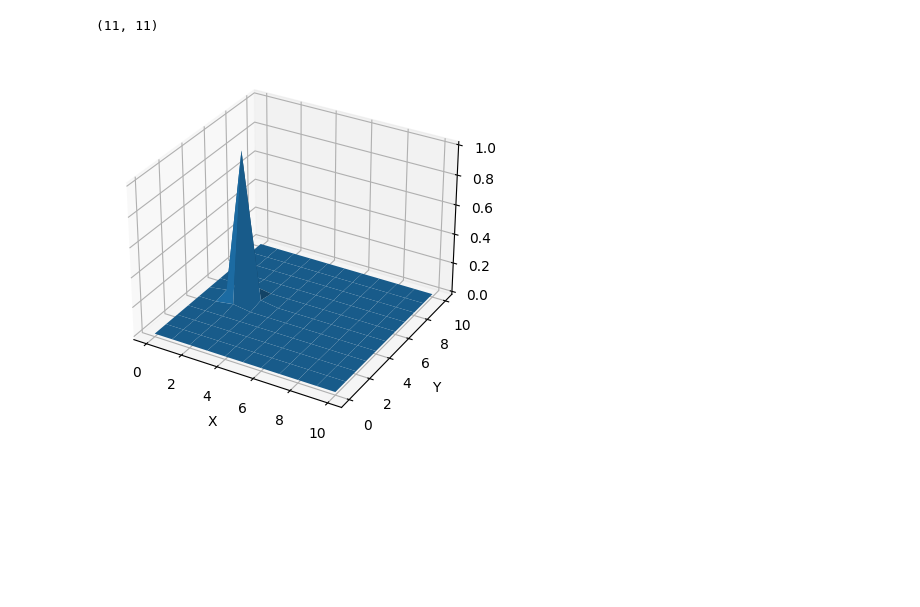
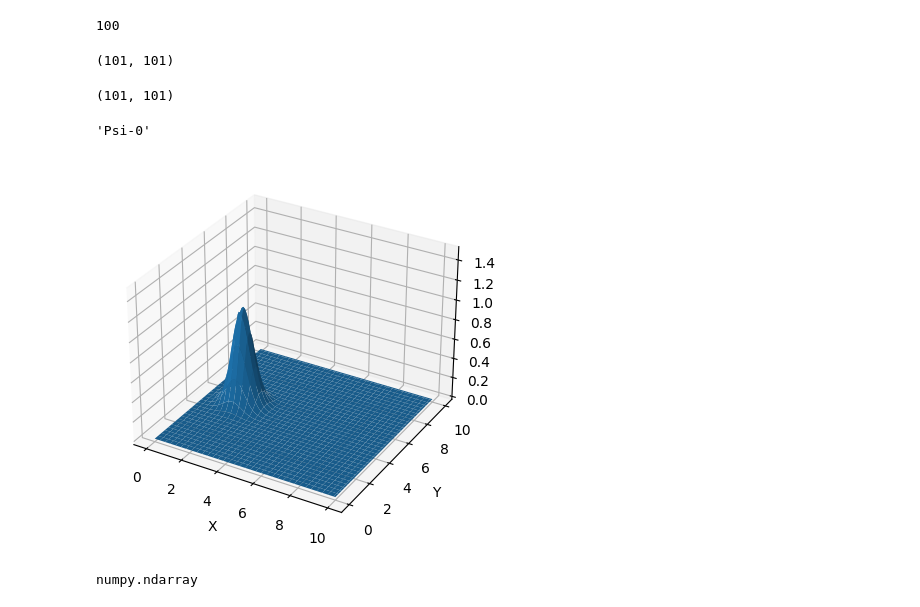
Before and after one commit to vallereichi/DoubleSlit, a Jupyter notebook: RungeKutta/output/plot.ipynb, the cells around one changed output. Cells and saved outputs as stored; diff of their text form; code cells hidden in the pictures; blank space fills up the shorter version.

```diff
--- a/RungeKutta/output/plot.ipynb
+++ b/RungeKutta/output/plot.ipynb
@@ -24,21 +9,48 @@ psi0.shape
+# %%
+df = pd.read_csv("output.csv", header=None)
+# %%
+psiT = df.iloc[2:]
+len(psiT)
+# %% [output]
+100
+# %%
+arraySize = np.asarray(df.iloc[0,1:]).shape
+axis_len = int(np.sqrt(arraySize[0]))
+shape = (axis_len, axis_len)
+shape
+# %% [output]
+(101, 101)
 # %%
-x = np.linspace(0, 10, N)
-y = np.linspace(0, 10, N)
+x = np.linspace(0, 10, axis_len)
+y = np.linspace(0, 10, axis_len)
 
 x, y = np.meshgrid(x, y)
 x.shape
 # %% [output]
-(11, 11)
+(101, 101)
+# %%
+df.iloc[1,0]
+# %% [output]
+'Psi-0'
 # %%
 fig = plt.figure()
 ax = fig.add_subplot(111, projection='3d')
 
-plot = ax.plot_surface(x, y, psi0)
+ax.plot_surface(x, y, np.asarray(df.iloc[1,1:]).reshape(shape))
+#ax.plot_surface(x, y, np.asarray(df.iloc[1,1:]).reshape(shape))
+ax.set_zlim(zmax=1.5)
+
 
 ax.set_xlabel('X')
 ax.set_ylabel('Y')
 ax.set_zlabel('Z')
 
 plt.show()
 # %% [output]
-[figure, old version]
+[figure, new version]
+# %%
+psi0 = np.asarray(df.iloc[1,1:], dtype=float)
+psi0 = psi0.reshape(shape)
+type(psi0)
+# %% [output]
+numpy.ndarray
```
Also changed, not shown: parts of 4 cells of this notebook, 11 other files.
